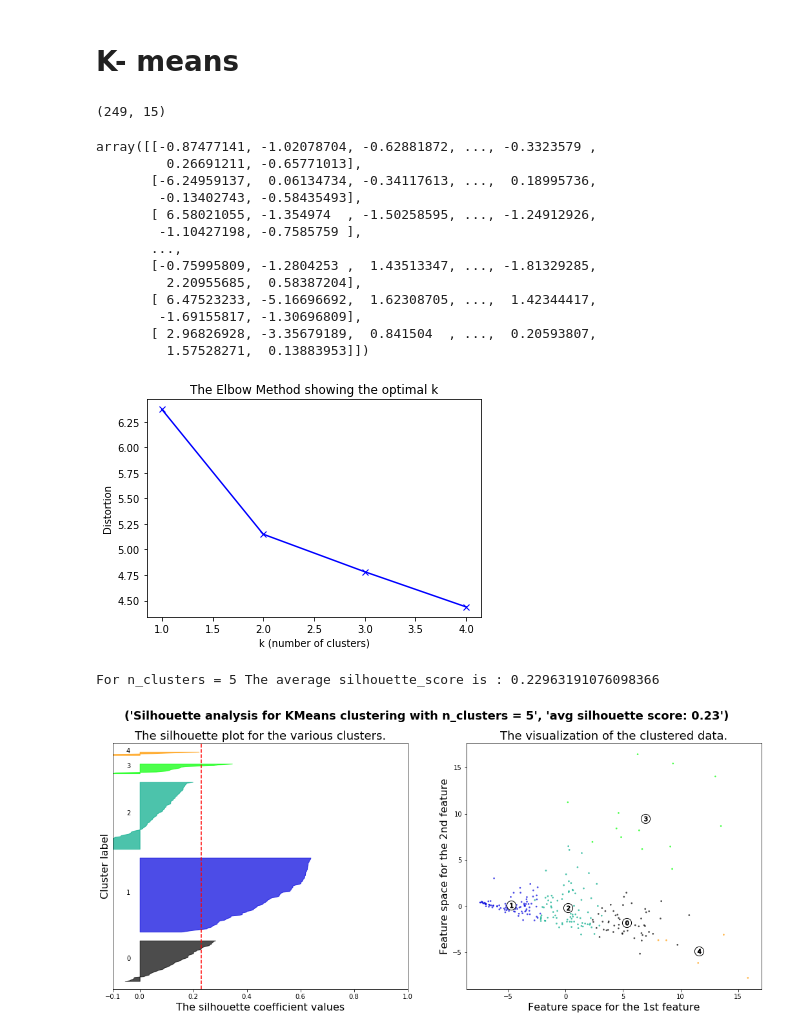
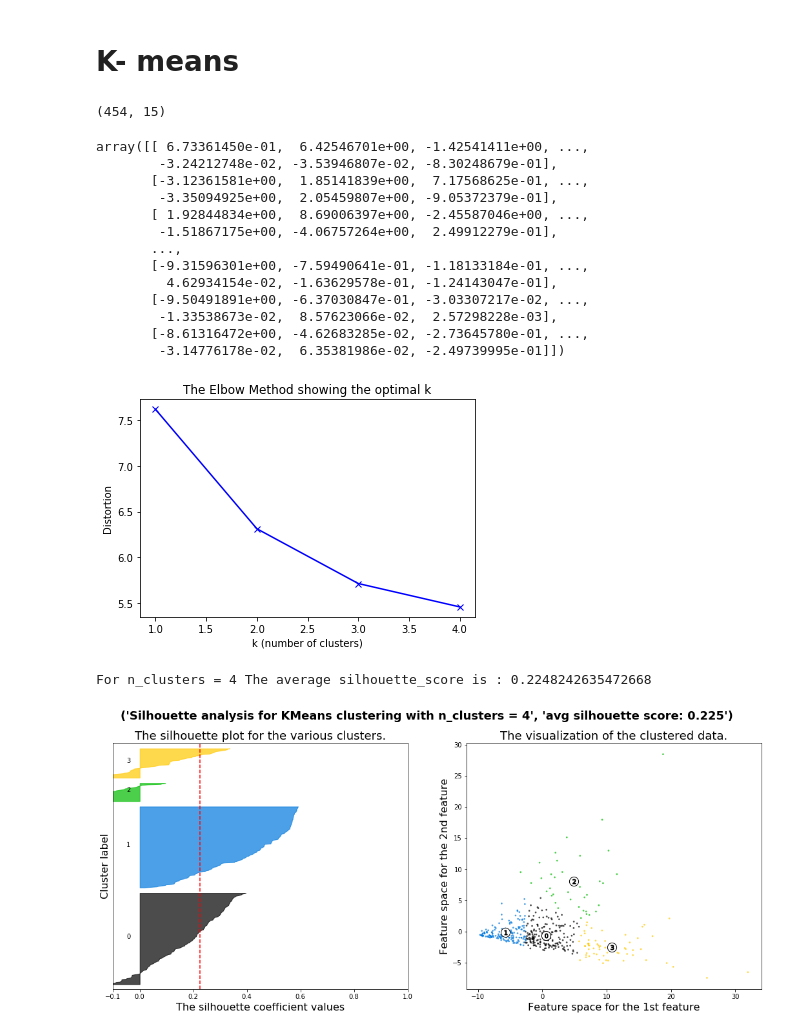
Before and after one commit to abaum1/mobilitymotifs, a Jupyter notebook: K means and PCA.ipynb, the cells around one changed output. Cells and saved outputs as stored; diff of their text form; code cells hidden in the pictures.

```diff
--- a/K means and PCA.ipynb
+++ b/K means and PCA.ipynb
@@ -11,7 +11,7 @@ data_path = "/Users/ameliabaum/Desktop/Amelia/Berkeley Fall 2019/CY PLAN 257/Fin
 # pums = pd.read_csv(data_path+"csv_hca/psam_h06.csv")
 # list(pums.columns)
 # %%
-zcode_data = pd.read_csv(data_path+"bay_all.csv").rename({"Unnamed: 0": "ZIP"}, axis=1)
+zcode_data = pd.read_csv(data_path+"la_all.csv").rename({"Unnamed: 0": "ZIP"}, axis=1)
 
 
 modes_zcodes = zcode_data[[col for col in zcode_data.columns if ("ZIP" in col)
@@ -224,20 +224,20 @@ y = principalComponents[:,0:n_components]
 # y = PCs
 y
 # %% [output]
-(249, 15)
+(454, 15)
-array([[-0.87477141, -1.02078704, -0.62881872, ..., -0.3323579 ,
-         0.26691211, -0.65771013],
-       [-6.24959137,  0.06134734, -0.34117613, ...,  0.18995736,
-        -0.13402743, -0.58435493],
-       [ 6.58021055, -1.354974  , -1.50258595, ..., -1.24912926,
-        -1.10427198, -0.7585759 ],
+array([[ 6.73361450e-01,  6.42546701e+00, -1.42541411e+00, ...,
+        -3.24212748e-02, -3.53946807e-02, -8.30248679e-01],
+       [-3.12361581e+00,  1.85141839e+00,  7.17568625e-01, ...,
+        -3.35094925e+00,  2.05459807e+00, -9.05372379e-01],
+       [ 1.92844834e+00,  8.69006397e+00, -2.45587046e+00, ...,
+        -1.51867175e+00, -4.06757264e+00,  2.49912279e-01],
        ...,
-       [-0.75995809, -1.2804253 ,  1.43513347, ..., -1.81329285,
-         2.20955685,  0.58387204],
-       [ 6.47523233, -5.16696692,  1.62308705, ...,  1.42344417,
-        -1.69155817, -1.30696809],
-       [ 2.96826928, -3.35679189,  0.841504  , ...,  0.20593807,
-         1.57528271,  0.13883953]])
+       [-9.31596301e+00, -7.59490641e-01, -1.18133184e-01, ...,
+         4.62934154e-02, -1.63629578e-01, -1.24143047e-01],
+       [-9.50491891e+00, -6.37030847e-01, -3.03307217e-02, ...,
+        -1.33538673e-02,  8.57623066e-02,  2.57298228e-03],
+       [-8.61316472e+00, -4.62683285e-02, -2.73645780e-01, ...,
+        -3.14776178e-02,  6.35381986e-02, -2.49739995e-01]])
 # %%
 # k means determine k
 distortions = []
@@ -254,9 +254,9 @@ plt.ylabel('Distortion')
 plt.title('The Elbow Method showing the optimal k')
 plt.show()
 # %% [output]
-[figure, old version]
+[figure, new version]
 # %%
-range_n_clusters = [5]
+range_n_clusters = [4]
 
 for n_clusters in range_n_clusters:
     # Create a subplot with 1 row and 2 columns
@@ -317,35 +317,35 @@ for n_clusters in range_n_clusters:
     ax1.axvline(x=silhouette_avg, color="red", linestyle="--")
 
     ax1.set_yticks([])  # Clear the yaxis labels / ticks
     ax1.set_xticks([-0.1, 0, 0.2, 0.4, 0.6, 0.8, 1])
 
     # 2nd Plot showing the actual clusters formed
     colors = cm.nipy_spectral(cluster_labels.astype(float) / n_clusters)
     ax2.scatter(y[:, 0], y[:, 1], marker='.', s=30, lw=0, alpha=0.7,
                 c=colors, edgecolor='k')
 
     # Labeling the clusters
     centers = clusterer.cluster_centers_
     # Draw white circles at cluster centers
     ax2.scatter(centers[:, 0], centers[:, 1], marker='o',
                 c="white", alpha=1, s=200, edgecolor='k')
 
     for i, c in enumerate(centers):
         ax2.scatter(c[0], c[1], marker='$%d$' % i, alpha=1,
                     s=50, edgecolor='k')
 
     ax2.set_title("The visualization of the clustered data.", fontsize=18)
     ax2.set_xlabel("Feature space for the 1st feature", fontsize=16)
     ax2.set_ylabel("Feature space for the 2nd feature", fontsize=16)
 
     plt.suptitle(("Silhouette analysis for KMeans clustering "
                   "with n_clusters = %d" % n_clusters, "avg silhouette score: {:.3}".format(silhouette_avg)),
                  fontsize=18, fontweight='bold')
     #plt.savefig('Graphics/silhouette %d.png' % n_clusters,dpi=600)
 plt.show()
 # %% [output]
-For n_clusters = 5 The average silhouette_score is : 0.22963191076098366
+For n_clusters = 4 The average silhouette_score is : 0.2248242635472668
-[figure, old version]
+[figure, new version]
 # %%
 import geopandas as gp
 labeled_zcode = zcode_data.copy()
```
Also changed, not shown: parts of 29 cells of this notebook.
